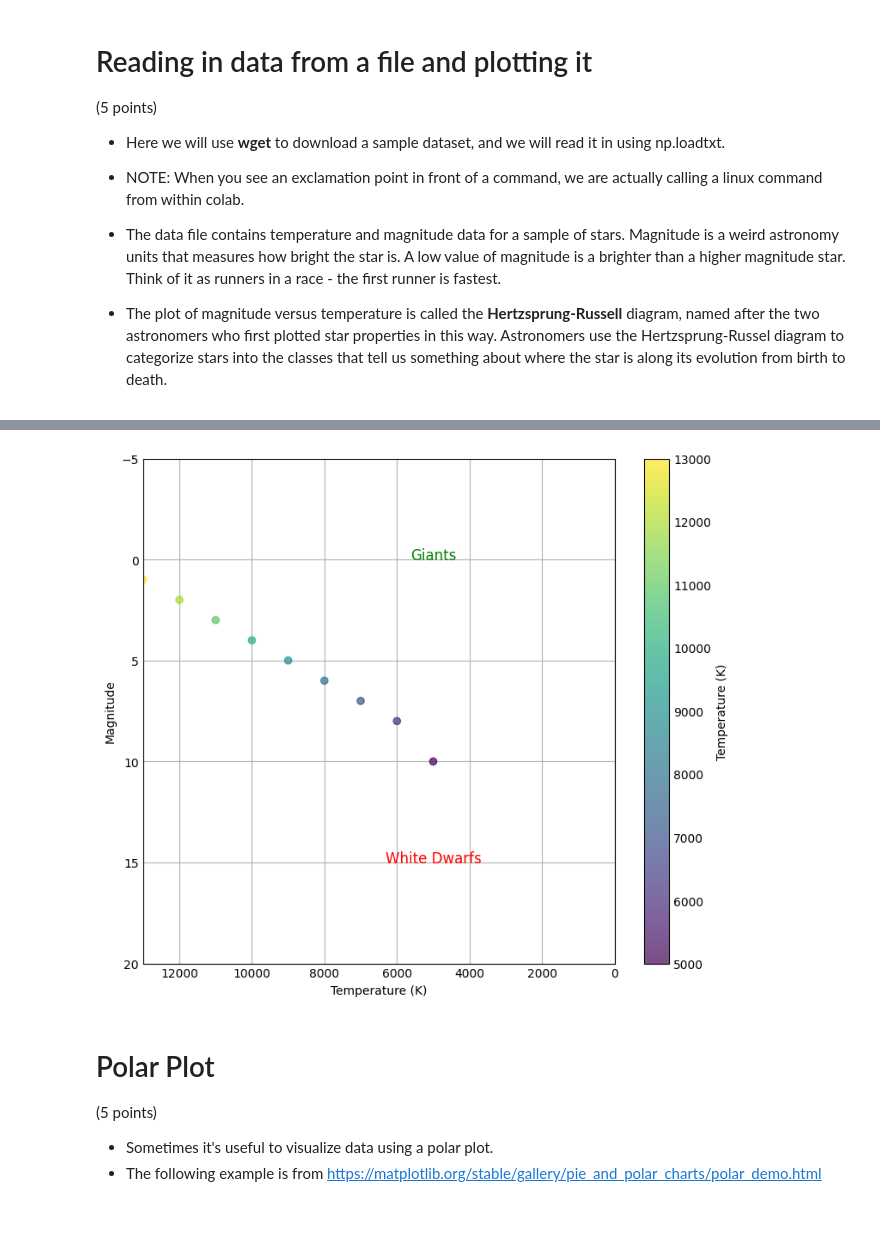
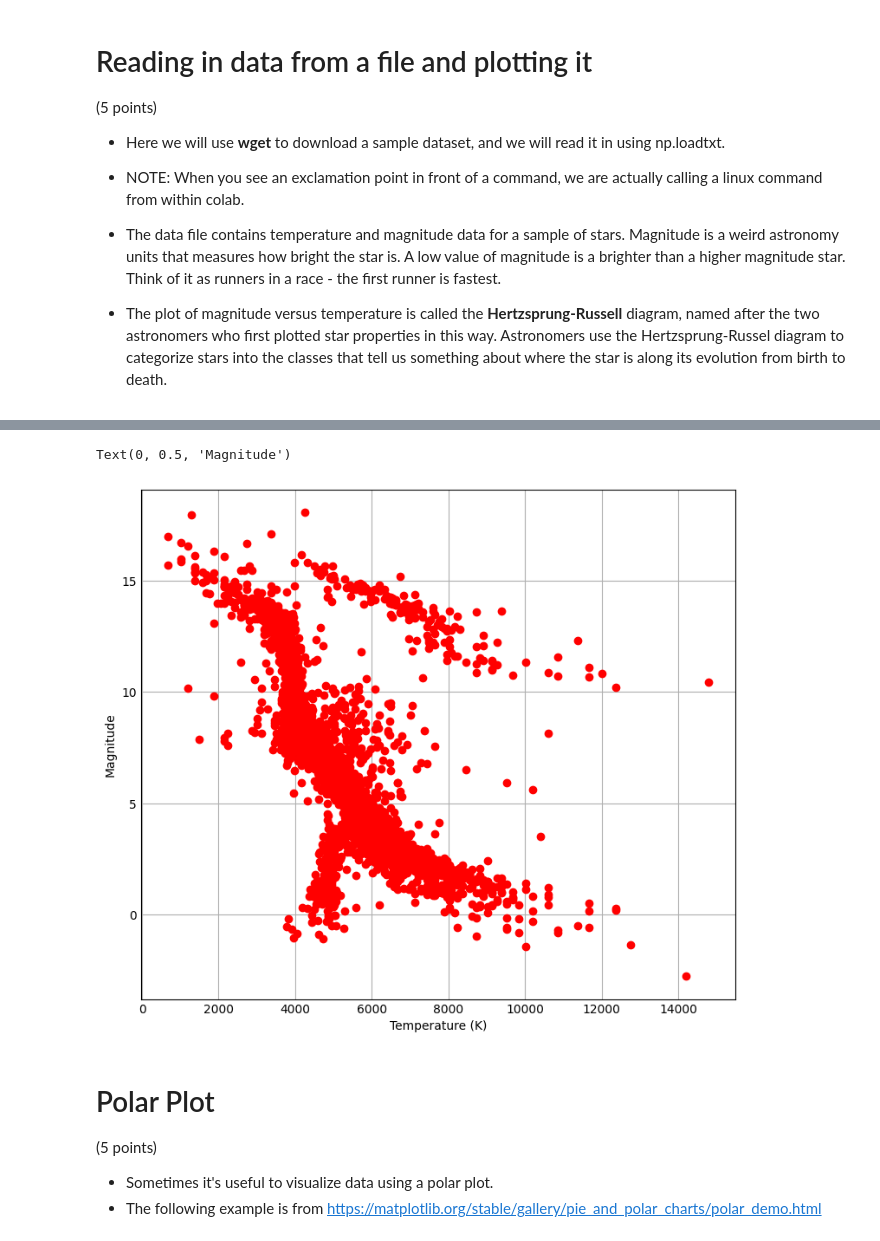
Before and after one commit to JoshuaK917/PYS250Spring2025, a Jupyter notebook: Joshua_Kennedy_Lab02_plotting_visualization.ipynb, the cells around one changed output, grey strips where cells are left out. Saved outputs shown, nothing was run; the diff lists cells and outputs as text; code cells hidden in the pictures.

```diff
--- a/Joshua_Kennedy_Lab02_plotting_visualization.ipynb
+++ b/Joshua_Kennedy_Lab02_plotting_visualization.ipynb
@@ -159,51 +166,17 @@ plt.show()
-# %%
-# plot again using the scatter plot command,
-# and color code by the temperature of the star
-# note that c=mycolor is how you add color to the scatter plot.
-import matplotlib.pyplot as plt
-
-# Open a figure
-plt.figure(figsize=(7, 6))
-
-# Sample data for temperature and magnitude (just for the sake of demonstration)
-temperature = [5000, 6000, 7000, 8000, 9000, 10000, 11000, 12000, 13000]
-magnitude = [10, 8, 7, 6, 5, 4, 3, 2, 1]
-
-# Scatter plot with color coded by temperature
-scatter = plt.scatter(temperature, magnitude, c=temperature, cmap='viridis', alpha=0.7)
-
-# Limit the x range to (0, 13000)
-plt.xlim(0, 13000)
-
-# Limit the y range to (-5, 20)
-plt.ylim(-5, 20)
-
-# Invert the x-axis (high luminosities on the left)
-ax = plt.gca()
-ax.invert_xaxis()
-
-# Invert the y-axis because brighter objects have lower magnitudes
-ax.invert_yaxis()
-
-# Label the x and y axes
-plt.xlabel('Temperature (K)')
-plt.ylabel('Magnitude')
-
-# Add a text label to show where the white dwarfs are
-# (assuming white dwarfs are at low temperature and high magnitude)
-plt.text(5000, 15, 'White Dwarfs', fontsize=12, color='red', ha='center')
-
-# Add a label to show where the giants are
-# (assuming giants are around T=5000 and magnitude=0)
-plt.text(5000, 0, 'Giants', fontsize=12, color='green', ha='center')
-
-# Add color bar to indicate temperature scale
-plt.colorbar(scatter, label='Temperature (K)')
-
-# Show the plot
-plt.show()
-# %% [output]
-[figure, removed]
+# %%
+# plot again using the scatter plot command,
+plt.figure(figsize=(7,6))
+# invert the y axis
+ax.invert_yaxis()
+
+plt.scatter(temperature,magnitude,c='red') # Changed c-temp to c=temp
+plt.xlabel('Temperature (K)')
+plt.ylabel('Magnitude')
+# color code by the temperature of the star
+#note that c=mycolor is how you add color to the scatter plot
+# %% [output]
+Text(0, 0.5, 'Magnitude')
+[figure, added]
 # %% [markdown]
 # Polar Plot
 
```
Also changed, not shown: parts of 6 cells of this notebook.
